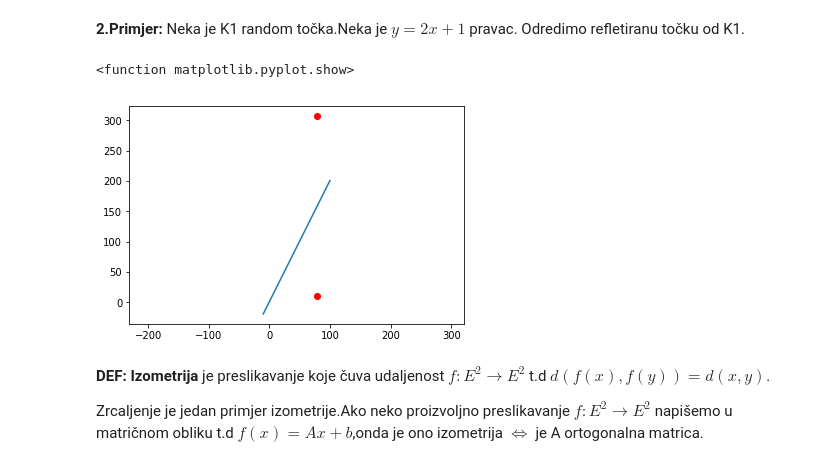
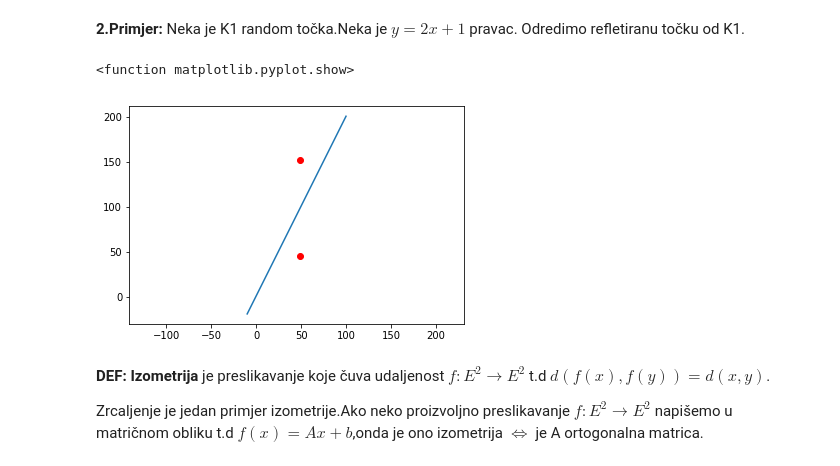
Before and after one commit to Tatjana-pmf/matematicki_-softver_dz, a Jupyter notebook: 1.dz.matsoft.ipynb, the cells around one changed output. Saved outputs shown, nothing was run; the diff lists cells and outputs as text; code cells hidden in the pictures.

```diff
--- a/1.dz.matsoft.ipynb
+++ b/1.dz.matsoft.ipynb
@@ -143,20 +193,18 @@ plt.show()
 # %%
 K1=random_point()
 a = 2
 b = 1
 y1 = line(2, 1)
-V = Point(K1.x, K1.y - b)
-L = Point(1, a)
-K2 = L * (2 * (V.x) / (L.x))- V
+K2 = K1.reflection(a,b)
 K1.plot_point()
 x1 = np.linspace(-10,100)
 plt.plot(x1, y1(x1))
 plt.axis('equal')
 K2.plot_point()
 plt.show
 # %% [output]
 <function matplotlib.pyplot.show>
-[figure, old version]
+[figure, new version]
 # %% [markdown]
 **DEF:** **Izometrija** je preslikavanje koje čuva udaljenost $f:E^2\to E^2 $  t.d  $ d(f(x),f(y))=d(x,y)$.
 
```
Also changed, not shown: parts of 33 cells of this notebook, 1 other file.
